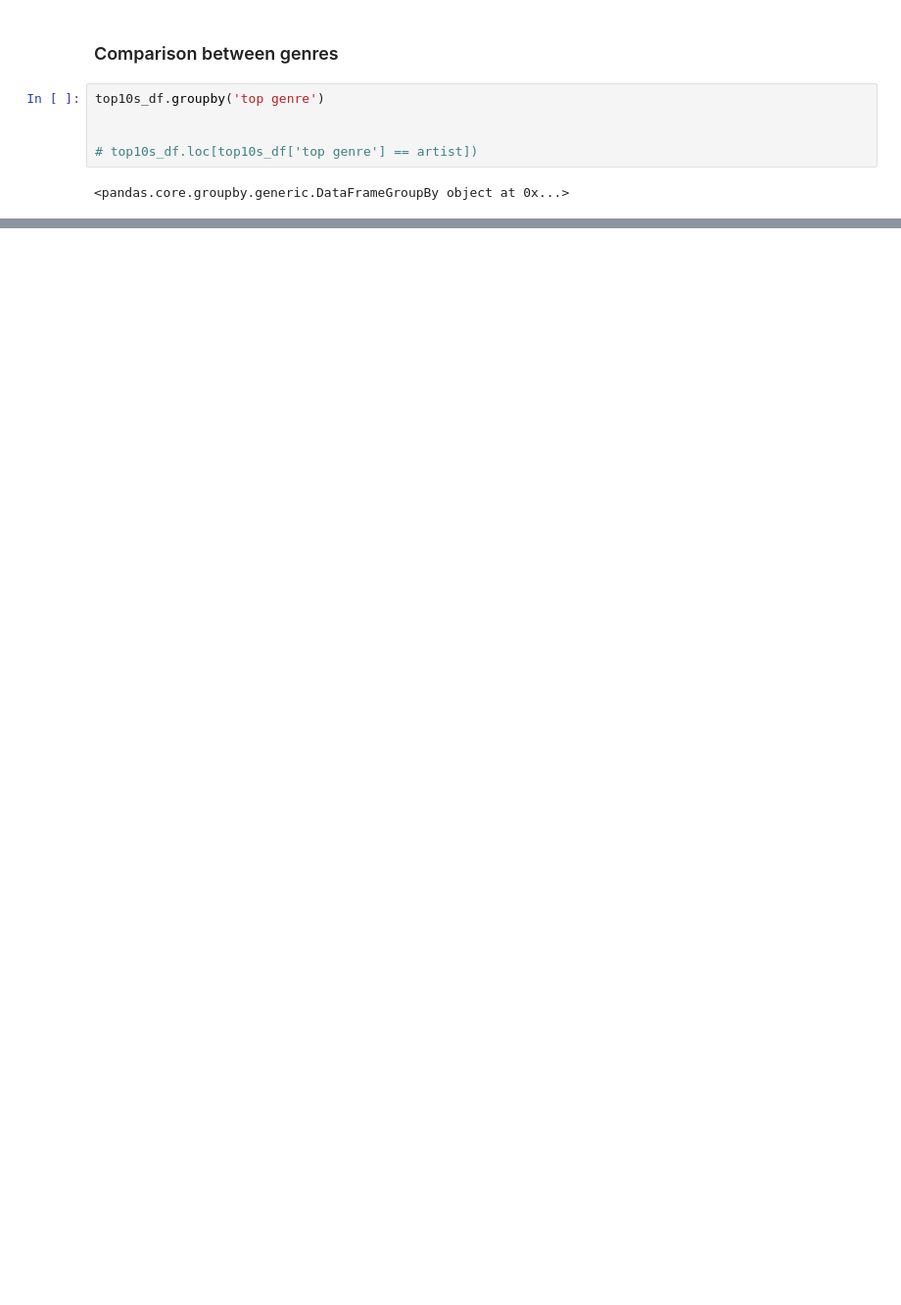
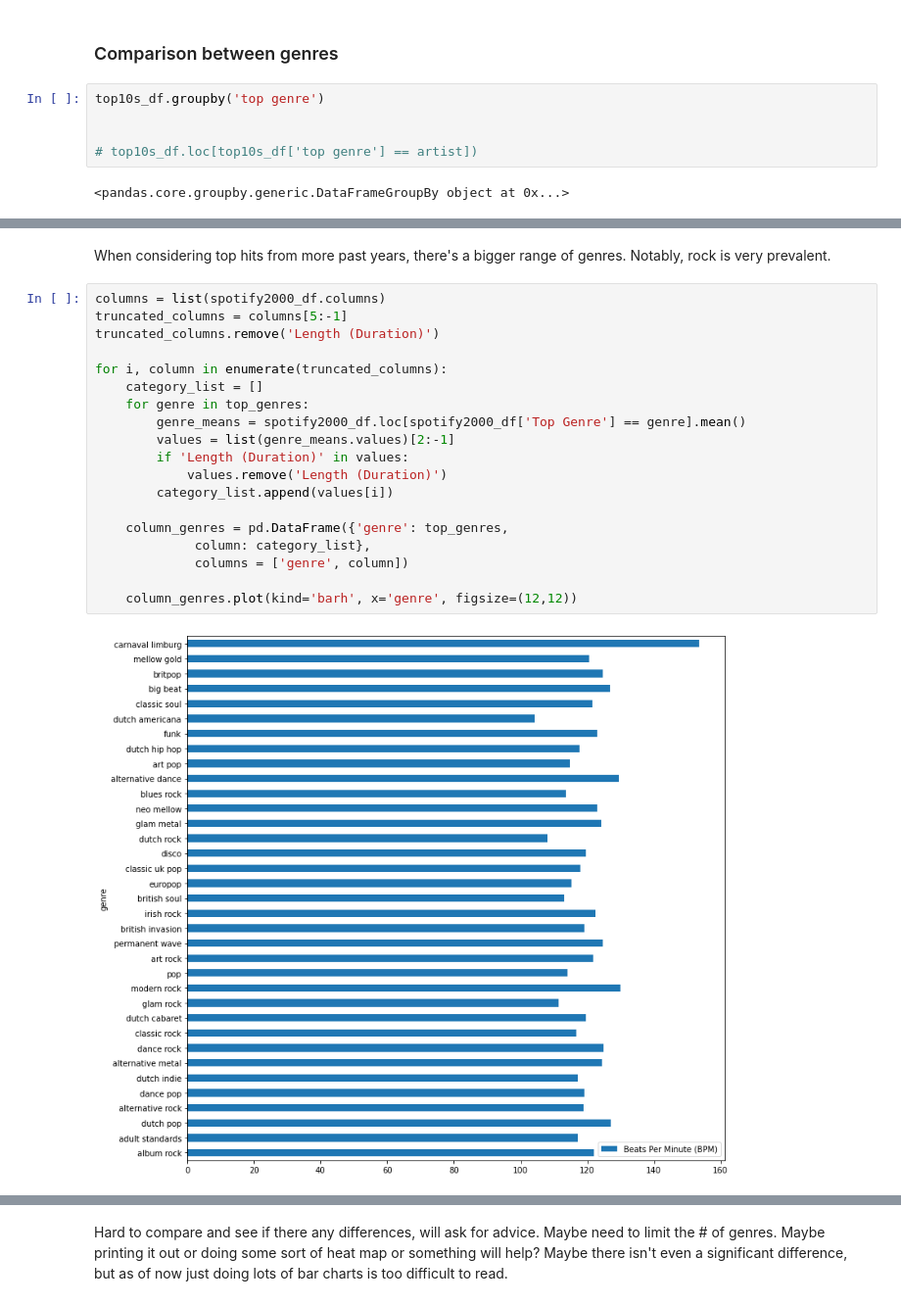
Before and after one commit to make-a-mark/dh140, a Jupyter notebook: FinalProject/Preliminary Project Notebook.ipynb, the cells around one changed output, grey strips where cells are left out. Shown: that part at 98% size. Saved outputs shown, nothing was run; the diff lists cells and outputs as text; blank space fills up the shorter version.

```diff
--- a/FinalProject/Preliminary Project Notebook.ipynb
+++ b/FinalProject/Preliminary Project Notebook.ipynb
@@ -352,0 +396,23 @@ spotify2000_df.head()
+# %% [markdown]
+When considering top hits from more past years, there's a bigger range of genres. Notably, rock is very prevalent.
+# %%
+columns = list(spotify2000_df.columns)
+truncated_columns = columns[5:-1]
+truncated_columns.remove('Length (Duration)')
+
+for i, column in enumerate(truncated_columns):
+    category_list = []
+    for genre in top_genres:
+        genre_means = spotify2000_df.loc[spotify2000_df['Top Genre'] == genre].mean()
+        values = list(genre_means.values)[2:-1]
+        if 'Length (Duration)' in values:
+            values.remove('Length (Duration)')
+        category_list.append(values[i])
+
+    column_genres = pd.DataFrame({'genre': top_genres,
+             column: category_list},
+             columns = ['genre', column])
+
+    column_genres.plot(kind='barh', x='genre', figsize=(12,12))
+# %% [output]
+[figure, added]
@@ -352,0 +426,2 @@ spotify2000_df.head()
+# %% [markdown]
+Hard to compare and see if there any differences, will ask for advice. Maybe need to limit the # of genres. Maybe printing it out or doing some sort of heat map or something will help? Maybe there isn't even a significant difference, but as of now just doing lots of bar charts is too difficult to read.
```
Also changed, not shown: parts of 6 cells of this notebook.
